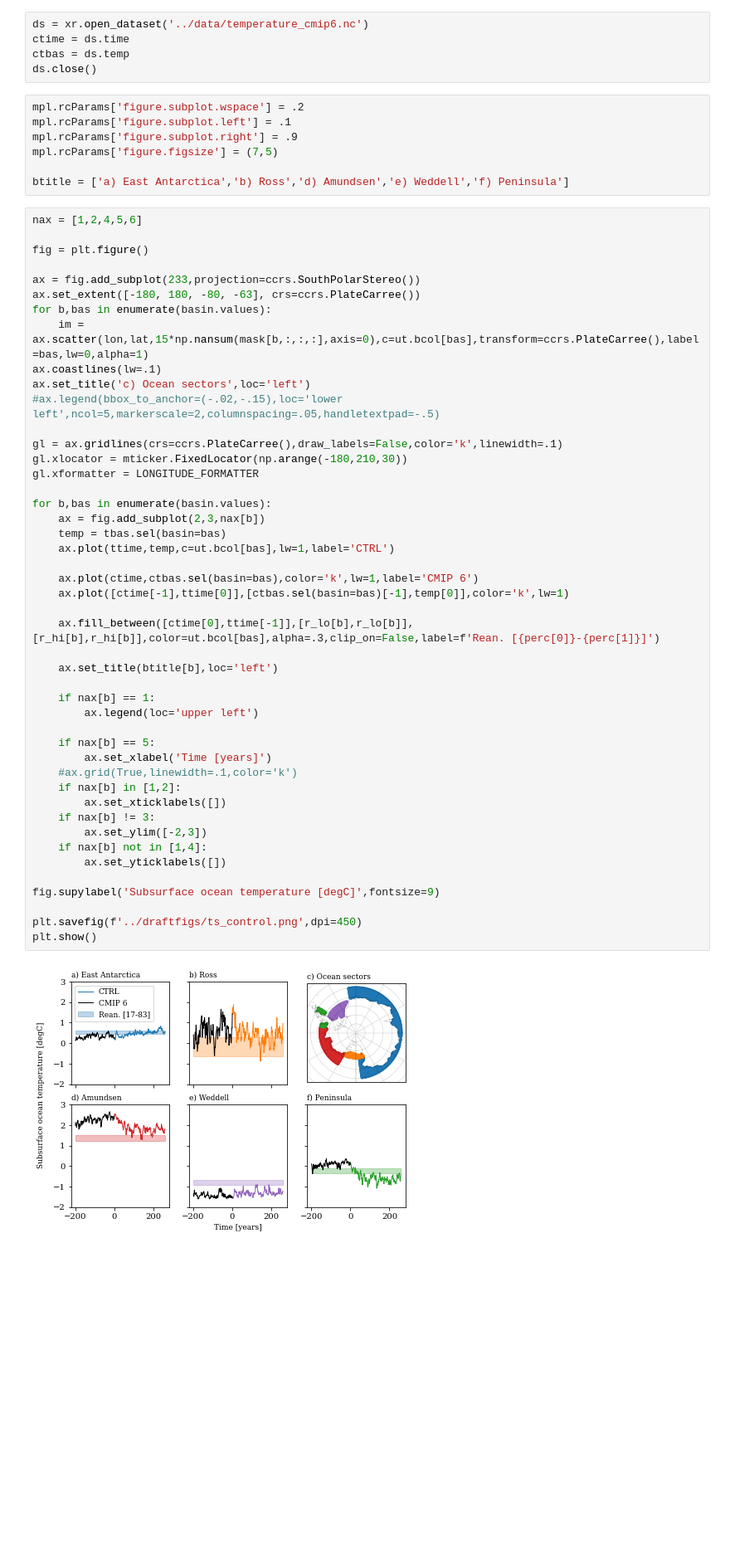
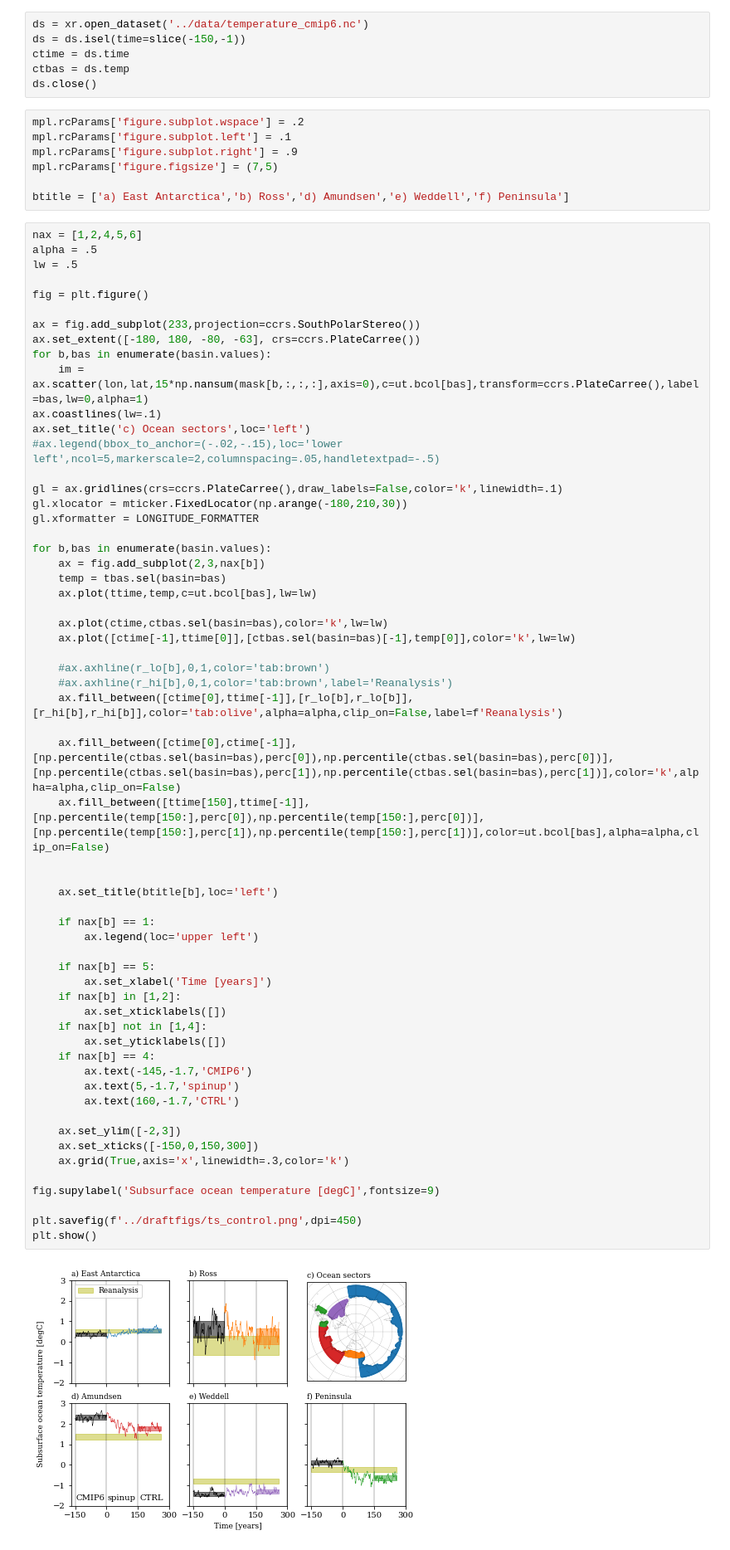
Before and after one commit to erwinlambert/feedback, a Jupyter notebook: notebooks/Draftplot_ts_control.ipynb, the cells around one changed output. Shown at 83% size. Drawn from its saved outputs; the diff is of its cells as text; blank space fills up the shorter version.

```diff
--- a/notebooks/Draftplot_ts_control.ipynb
+++ b/notebooks/Draftplot_ts_control.ipynb
@@ -66,6 +66,7 @@ wedd -0.79 -0.91 -0.68
 apen -0.24 -0.34 -0.12
 # %%
 ds = xr.open_dataset('../data/temperature_cmip6.nc')
+ds = ds.isel(time=slice(-150,-1))
 ctime = ds.time
 ctbas = ds.temp
 ds.close()
@@ -78,6 +79,8 @@ mpl.rcParams['figure.figsize'] = (7,5)
 btitle = ['a) East Antarctica','b) Ross','d) Amundsen','e) Weddell','f) Peninsula']
 # %%
 nax = [1,2,4,5,6]
+alpha = .5
+lw = .5
 
 fig = plt.figure()
 
@@ -89,38 +92,49 @@ ax.coastlines(lw=.1)
 ax.set_title('c) Ocean sectors',loc='left')
 #ax.legend(bbox_to_anchor=(-.02,-.15),loc='lower left',ncol=5,markerscale=2,columnspacing=.05,handletextpad=-.5)
 
 gl = ax.gridlines(crs=ccrs.PlateCarree(),draw_labels=False,color='k',linewidth=.1)
 gl.xlocator = mticker.FixedLocator(np.arange(-180,210,30))
 gl.xformatter = LONGITUDE_FORMATTER
 
 for b,bas in enumerate(basin.values):
     ax = fig.add_subplot(2,3,nax[b])
     temp = tbas.sel(basin=bas)
-    ax.plot(ttime,temp,c=ut.bcol[bas],lw=1,label='CTRL')
+    ax.plot(ttime,temp,c=ut.bcol[bas],lw=lw)
 
-    ax.plot(ctime,ctbas.sel(basin=bas),color='k',lw=1,label='CMIP 6')
-    ax.plot([ctime[-1],ttime[0]],[ctbas.sel(basin=bas)[-1],temp[0]],color='k',lw=1)
+    ax.plot(ctime,ctbas.sel(basin=bas),color='k',lw=lw)
+    ax.plot([ctime[-1],ttime[0]],[ctbas.sel(basin=bas)[-1],temp[0]],color='k',lw=lw)
 
-    ax.fill_between([ctime[0],ttime[-1]],[r_lo[b],r_lo[b]],[r_hi[b],r_hi[b]],color=ut.bcol[bas],alpha=.3,clip_on=False,label=f'Rean. [{perc[0]}-{perc[1]}]')
+    #ax.axhline(r_lo[b],0,1,color='tab:brown')
+    #ax.axhline(r_hi[b],0,1,color='tab:brown',label='Reanalysis')
+    ax.fill_between([ctime[0],ttime[-1]],[r_lo[b],r_lo[b]],[r_hi[b],r_hi[b]],color='tab:olive',alpha=alpha,clip_on=False,label=f'Reanalysis')
+
+    ax.fill_between([ctime[0],ctime[-1]],[np.percentile(ctbas.sel(basin=bas),perc[0]),np.percentile(ctbas.sel(basin=bas),perc[0])],[np.percentile(ctbas.sel(basin=bas),perc[1]),np.percentile(ctbas.sel(basin=bas),perc[1])],color='k',alpha=alpha,clip_on=False)
+    ax.fill_between([ttime[150],ttime[-1]],[np.percentile(temp[150:],perc[0]),np.percentile(temp[150:],perc[0])],[np.percentile(temp[150:],perc[1]),np.percentile(temp[150:],perc[1])],color=ut.bcol[bas],alpha=alpha,clip_on=False)
+
 
     ax.set_title(btitle[b],loc='left')
 
     if nax[b] == 1:
         ax.legend(loc='upper left')
 
     if nax[b] == 5:
         ax.set_xlabel('Time [years]')
-    #ax.grid(True,linewidth=.1,color='k')
     if nax[b] in [1,2]:
         ax.set_xticklabels([])
-    if nax[b] != 3:
-        ax.set_ylim([-2,3])
     if nax[b] not in [1,4]:
         ax.set_yticklabels([])
+    if nax[b] == 4:
+        ax.text(-145,-1.7,'CMIP6')
+        ax.text(5,-1.7,'spinup')
+        ax.text(160,-1.7,'CTRL')
+
+    ax.set_ylim([-2,3])
+    ax.set_xticks([-150,0,150,300])
+    ax.grid(True,axis='x',linewidth=.3,color='k')
 
 fig.supylabel('Subsurface ocean temperature [degC]',fontsize=9)
 
 plt.savefig(f'../draftfigs/ts_control.png',dpi=450)
 plt.show()
 # %% [output]
-[figure, old version]
+[figure, new version]
```
Also changed, not shown: 1 other file.
